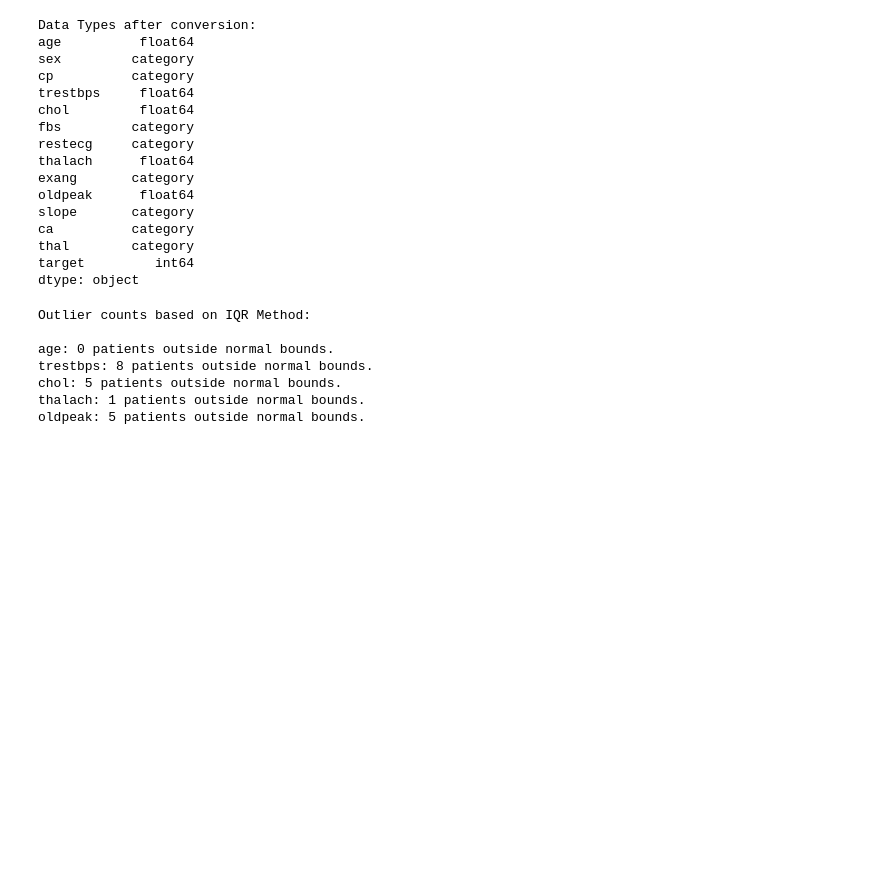
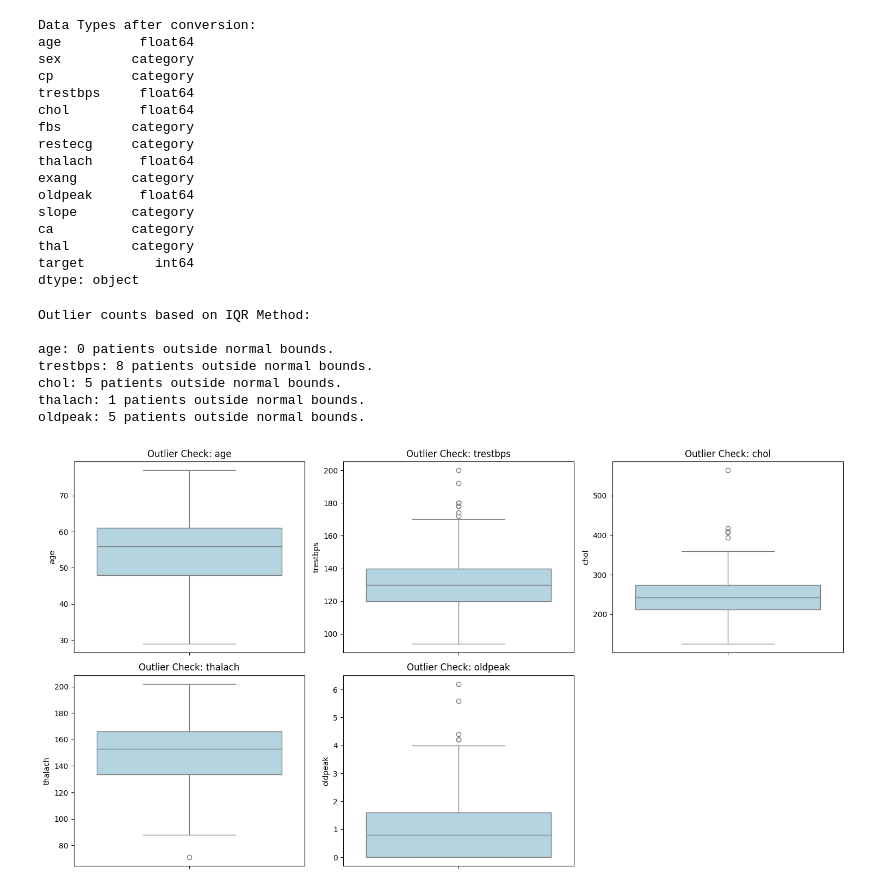
Before and after one commit to KrishnaveniMitukula/Healthcare-Disease-Prediction, a Jupyter notebook: week1_data_preprocessing.ipynb, the cells around one changed output. Saved outputs shown, nothing was run; the diff lists cells and outputs as text; code cells hidden in the pictures; blank space fills up the shorter version.

Commit message:
feat : Visualizing outliers

```diff
--- a/week1_data_preprocessing.ipynb
+++ b/week1_data_preprocessing.ipynb
@@ -184,3 +184,15 @@ trestbps: 8 patients outside normal bounds.
 chol: 5 patients outside normal bounds.
 thalach: 1 patients outside normal bounds.
 oldpeak: 5 patients outside normal bounds.
+# %%
+# Visualize Outliers with Boxplots for continuous clinical data
+fig, axes = plt.subplots(nrows=2, ncols=3, figsize=(15, 8))
+axes = axes.flatten()
+for i, col in enumerate(continuous_cols):
+    sns.boxplot(y=df[col], ax=axes[i], color='lightblue')
+    axes[i].set_title(f'Outlier Check: {col}')
+fig.delaxes(axes[5]) # Remove the 6th empty subplot
+plt.tight_layout()
+plt.show()
+# %% [output]
+[figure, added]
```
